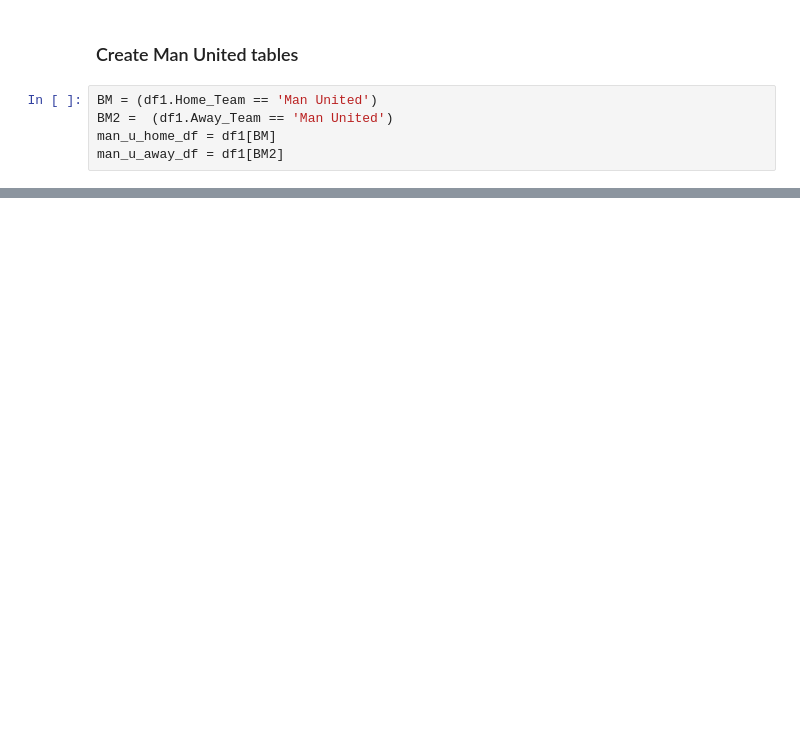
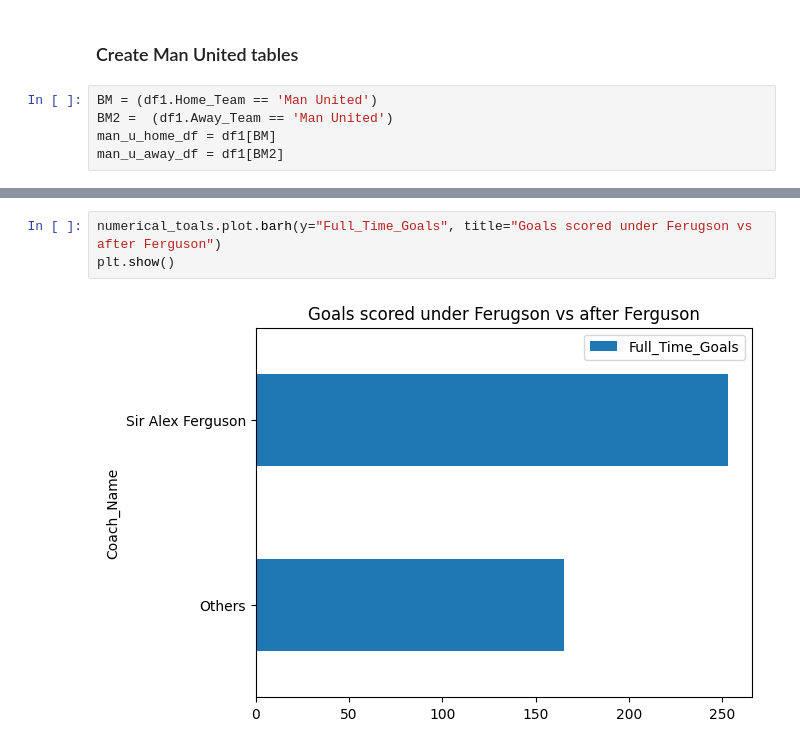
Before and after one commit to SegunAwe05/INST447_Final_Project, a Jupyter notebook: 447_final.ipynb, the cells around one changed output, grey strips where cells are left out. Cells and saved outputs as stored; diff of their text form; blank space fills up the shorter version.

```diff
--- a/447_final.ipynb
+++ b/447_final.ipynb
@@ -173,0 +215,5 @@ Ekow needs
+# %%
+numerical_toals.plot.barh(y="Full_Time_Goals", title="Goals scored under Ferugson vs after Ferguson")
+plt.show()
+# %% [output]
+[figure, added]
```
Also changed, not shown: parts of 31 cells of this notebook.
